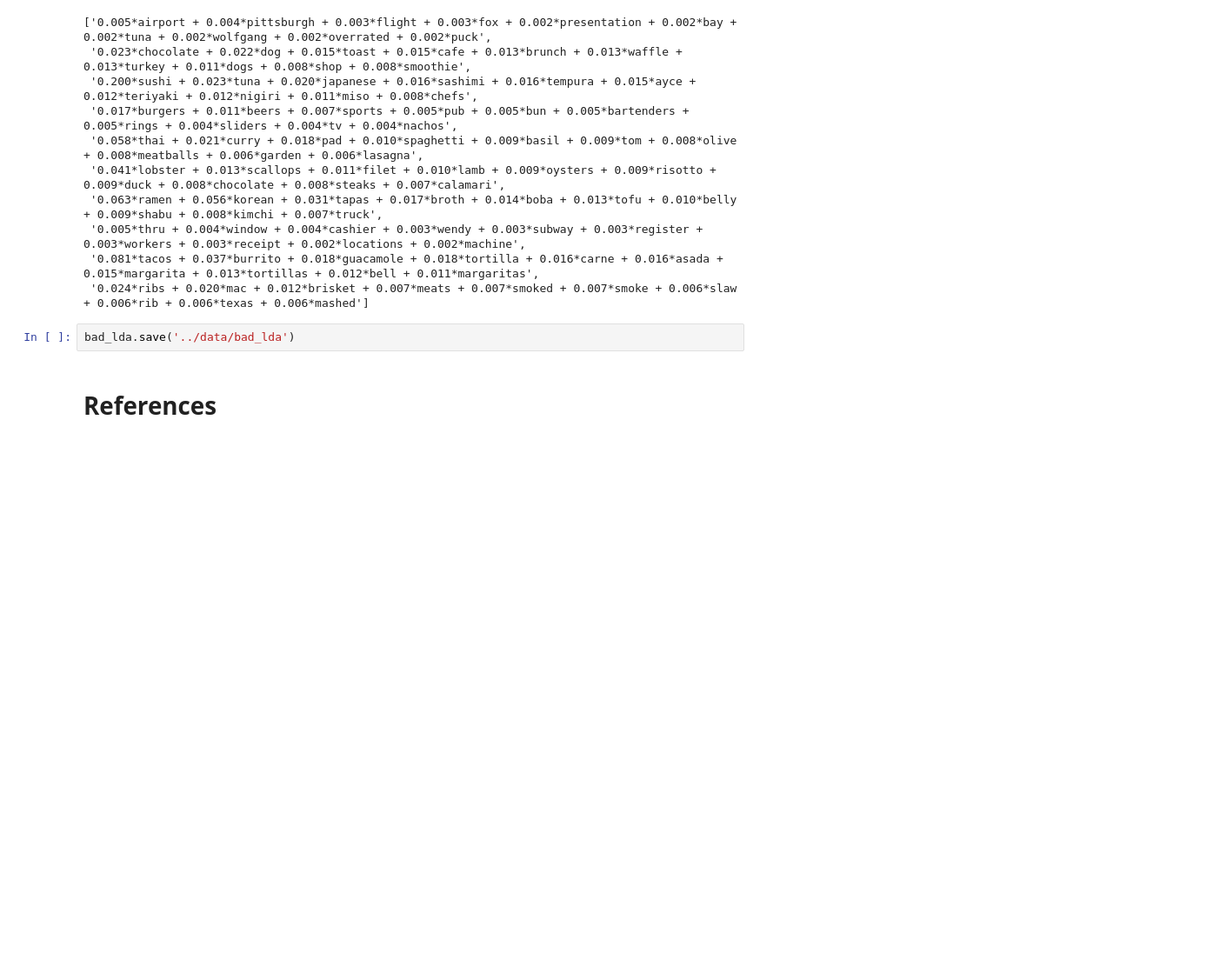
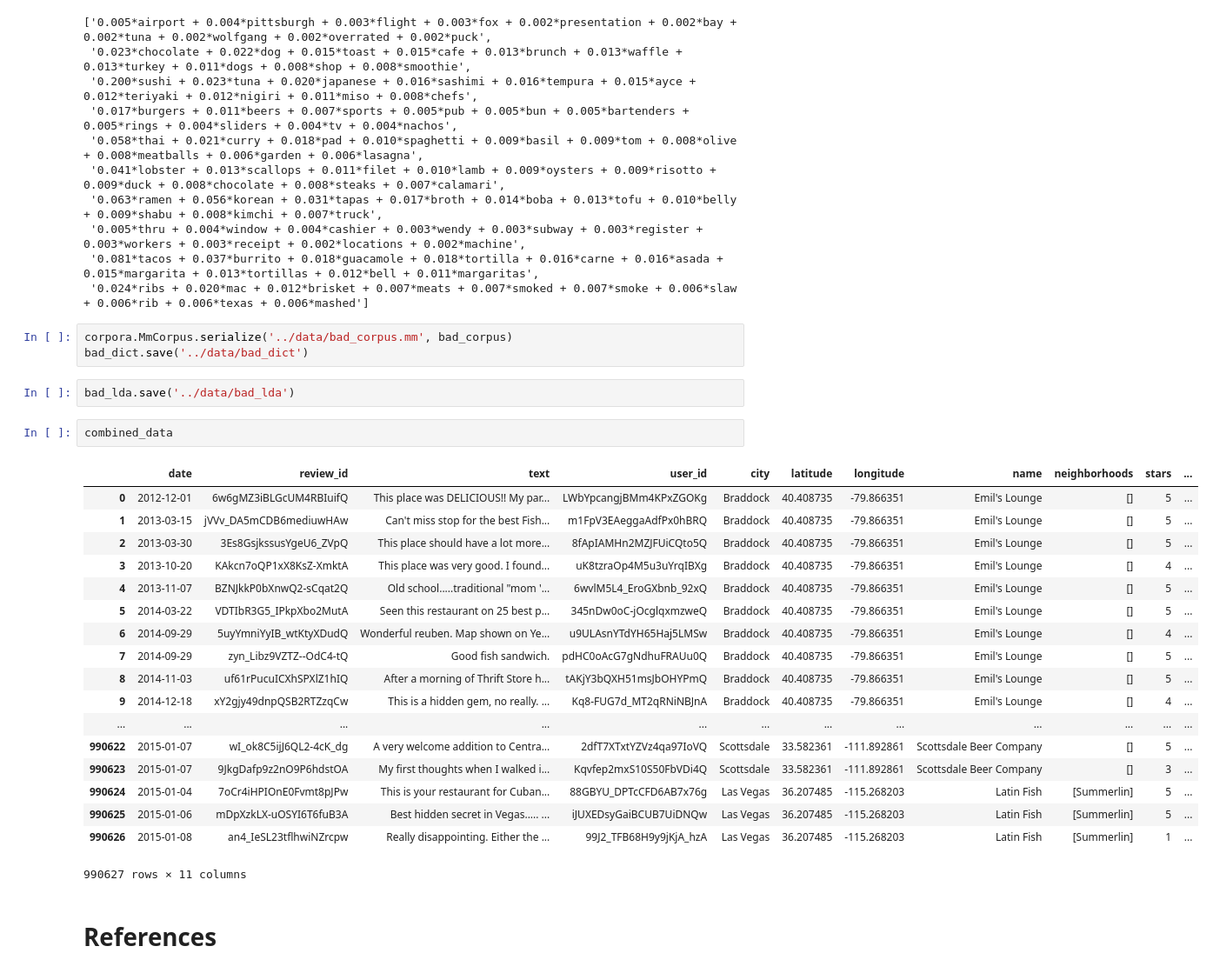
Before and after one commit to Will-So/Location-Win, a Jupyter notebook: notebooks/lda.ipynb, the cells around one changed output. Shown at 87% size. Drawn from its saved outputs; the diff is of its cells as text; blank space fills up the shorter version.

Commit message:
add option to save corpus and dict

```diff
--- a/notebooks/lda.ipynb
+++ b/notebooks/lda.ipynb
@@ -283,8 +289,32 @@ bad_lda.print_topics()
  '0.005*thru + 0.004*window + 0.004*cashier + 0.003*wendy + 0.003*subway + 0.003*register + 0.003*workers + 0.003*receipt + 0.002*locations + 0.002*machine',
  '0.081*tacos + 0.037*burrito + 0.018*guacamole + 0.018*tortilla + 0.016*carne + 0.016*asada + 0.015*margarita + 0.013*tortillas + 0.012*bell + 0.011*margaritas',
  '0.024*ribs + 0.020*mac + 0.012*brisket + 0.007*meats + 0.007*smoked + 0.007*smoke + 0.006*slaw + 0.006*rib + 0.006*texas + 0.006*mashed']
+# %%
+corpora.MmCorpus.serialize('../data/bad_corpus.mm', bad_corpus)
+bad_dict.save('../data/bad_dict')
 # %%
 bad_lda.save('../data/bad_lda')
+# %%
+combined_data
+# %% [output]
+|  | date | review_id | text | user_id | city | latitude | longitude | name | neighborhoods | stars | ... |
+| 0 | 2012-12-01 | 6w6gMZ3iBLGcUM4RBIuifQ | This place was DELICIOUS!! My par... | LWbYpcangjBMm4KPxZGOKg | Braddock | 40.408735 | -79.866351 | Emil's Lounge | [] | 5 | ... |
+| 1 | 2013-03-15 | jVVv_DA5mCDB6mediuwHAw | Can't miss stop for the best Fish... | m1FpV3EAeggaAdfPx0hBRQ | Braddock | 40.408735 | -79.866351 | Emil's Lounge | [] | 5 | ... |
+| 2 | 2013-03-30 | 3Es8GsjkssusYgeU6_ZVpQ | This place should have a lot more... | 8fApIAMHn2MZJFUiCQto5Q | Braddock | 40.408735 | -79.866351 | Emil's Lounge | [] | 5 | ... |
+| 3 | 2013-10-20 | KAkcn7oQP1xX8KsZ-XmktA | This place was very good. I found... | uK8tzraOp4M5u3uYrqIBXg | Braddock | 40.408735 | -79.866351 | Emil's Lounge | [] | 4 | ... |
+| 4 | 2013-11-07 | BZNJkkP0bXnwQ2-sCqat2Q | Old school.....traditional "mom '... | 6wvlM5L4_EroGXbnb_92xQ | Braddock | 40.408735 | -79.866351 | Emil's Lounge | [] | 5 | ... |
+| 5 | 2014-03-22 | VDTIbR3G5_IPkpXbo2MutA | Seen this restaurant on 25 best p... | 345nDw0oC-jOcglqxmzweQ | Braddock | 40.408735 | -79.866351 | Emil's Lounge | [] | 5 | ... |
+| 6 | 2014-09-29 | 5uyYmniYyIB_wtKtyXDudQ | Wonderful reuben. Map shown on Ye... | u9ULAsnYTdYH65Haj5LMSw | Braddock | 40.408735 | -79.866351 | Emil's Lounge | [] | 4 | ... |
+| 7 | 2014-09-29 | zyn_Libz9VZTZ--OdC4-tQ | Good fish sandwich. | pdHC0oAcG7gNdhuFRAUu0Q | Braddock | 40.408735 | -79.866351 | Emil's Lounge | [] | 5 | ... |
+| 8 | 2014-11-03 | uf61rPucuICXhSPXlZ1hIQ | After a morning of Thrift Store h... | tAKjY3bQXH51msJbOHYPmQ | Braddock | 40.408735 | -79.866351 | Emil's Lounge | [] | 5 | ... |
+| 9 | 2014-12-18 | xY2gjy49dnpQSB2RTZzqCw | This is a hidden gem, no really. ... | Kq8-FUG7d_MT2qRNiNBJnA | Braddock | 40.408735 | -79.866351 | Emil's Lounge | [] | 4 | ... |
+| ... | ... | ... | ... | ... | ... | ... | ... | ... | ... | ... | ... |
+| 990622 | 2015-01-07 | wI_ok8C5ijJ6QL2-4cK_dg | A very welcome addition to Centra... | 2dfT7XTxtYZVz4qa97IoVQ | Scottsdale | 33.582361 | -111.892861 | Scottsdale Beer Company | [] | 5 | ... |
+| 990623 | 2015-01-07 | 9JkgDafp9z2nO9P6hdstOA | My first thoughts when I walked i... | Kqvfep2mxS10S50FbVDi4Q | Scottsdale | 33.582361 | -111.892861 | Scottsdale Beer Company | [] | 3 | ... |
+| 990624 | 2015-01-04 | 7oCr4iHPIOnE0Fvmt8pJPw | This is your restaurant for Cuban... | 88GBYU_DPTcCFD6AB7x76g | Las Vegas | 36.207485 | -115.268203 | Latin Fish | [Summerlin] | 5 | ... |
+| 990625 | 2015-01-06 | mDpXzkLX-uOSYI6T6fuB3A | Best hidden secret in Vegas..... ... | iJUXEDsyGaiBCUB7UiDNQw | Las Vegas | 36.207485 | -115.268203 | Latin Fish | [Summerlin] | 5 | ... |
+| 990626 | 2015-01-08 | an4_IeSL23tflhwiNZrcpw | Really disappointing. Either the ... | 99J2_TFB68H9y9jKjA_hzA | Las Vegas | 36.207485 | -115.268203 | Latin Fish | [Summerlin] | 1 | ... |
+990627 rows × 11 columns
 # %% [markdown]
 # References
 # %% [markdown]
```
Also changed, not shown: parts of 3 cells of this notebook.
